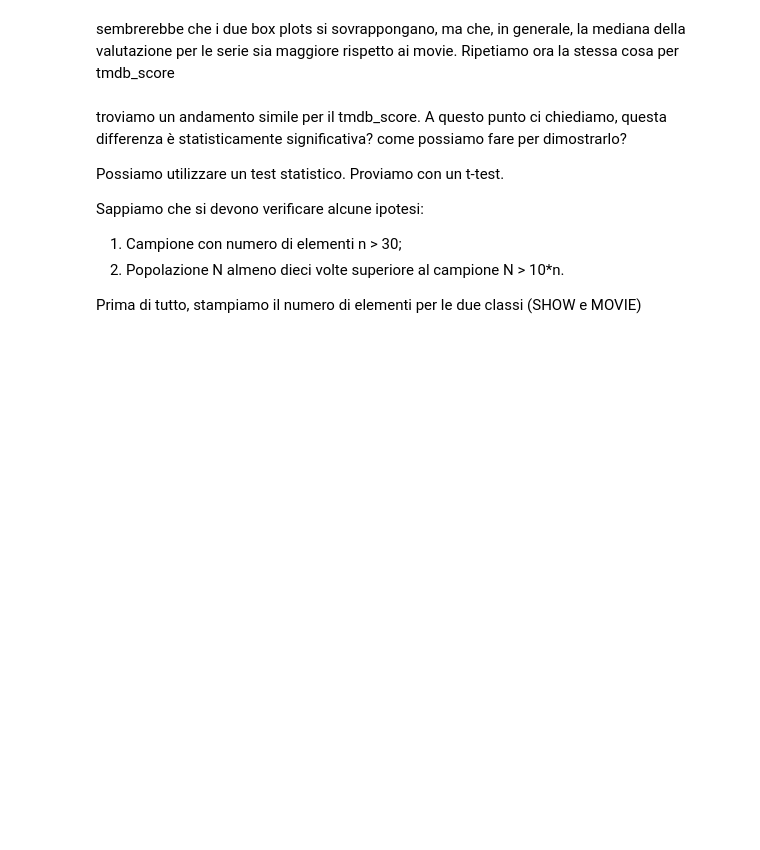
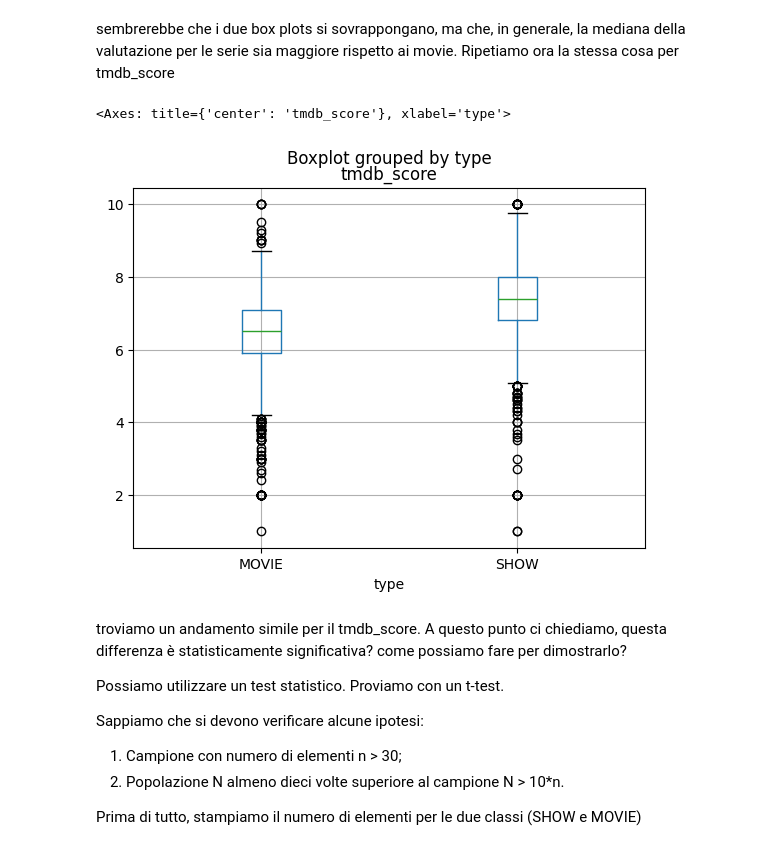
Before and after one commit to IosifPuha/ThirdLabDS, a Jupyter notebook: laboratorio_3.ipynb, the cells around one changed output. Cells and saved outputs as stored; diff of their text form; code cells hidden in the pictures; blank space fills up the shorter version.

```diff
--- a/laboratorio_3.ipynb
+++ b/laboratorio_3.ipynb
@@ -68,3 +79,8 @@ Ripetiamo ora la stessa cosa per tmdb_score
+# %%
+integrate_titles.boxplot(column='tmdb_score', by='type')
+# %% [output]
+<Axes: title={'center': 'tmdb_score'}, xlabel='type'>
+[figure, added]
 # %% [markdown]
 troviamo un andamento simile per il tmdb_score.
 A questo punto ci chiediamo, questa differenza è statisticamente significativa? come possiamo fare per dimostrarlo?
```
Also changed, not shown: parts of 8 cells of this notebook.
